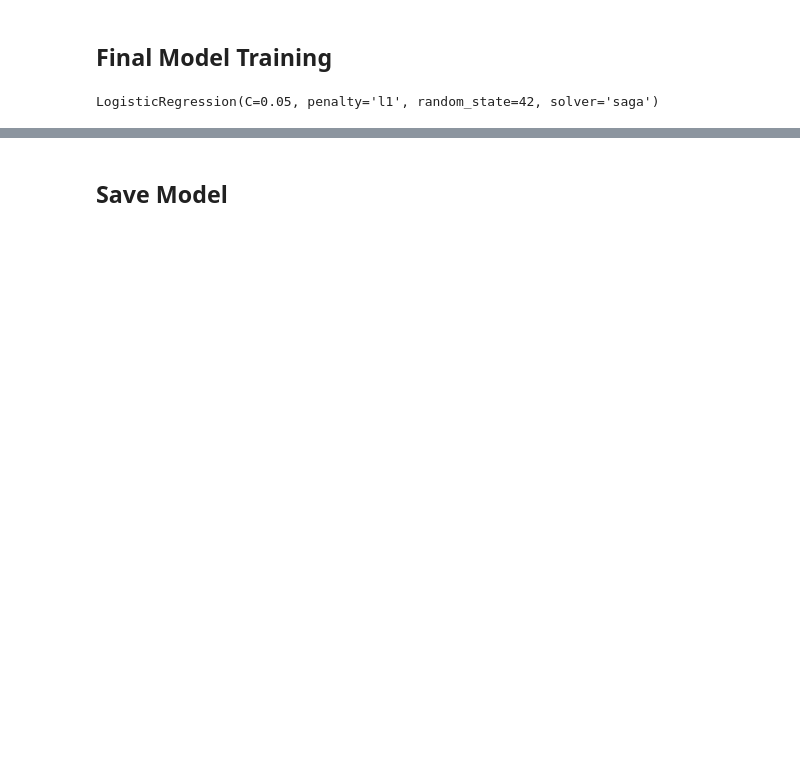
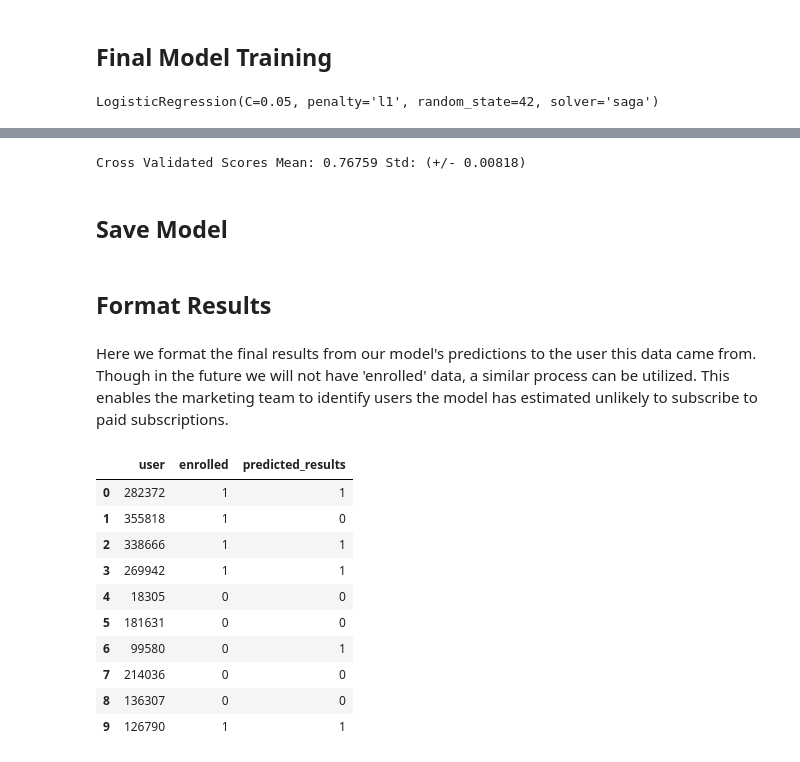
Before and after one commit to c-grigsby/ml-fintech-case-studies, a Jupyter notebook: directing-user-subscriptions/notebooks/directing-user-subscriptions_model.ipynb, the cells around one changed output, grey strips where cells are left out. Cells and saved outputs as stored; diff of their text form; code cells hidden in the pictures; blank space fills up the shorter version.

Commit message:
case(userSubscriptions): add result formatting

```diff
--- a/directing-user-subscriptions/notebooks/directing-user-subscriptions_model.ipynb
+++ b/directing-user-subscriptions/notebooks/directing-user-subscriptions_model.ipynb
@@ -294,14 +294,10 @@ df_coefficients.head()
 ## Final Model Training
 # %%
 # Concatenate the training and validation feature datasets vertically
-X_train = pd.concat([X_train, X_validation], axis=0)
+X_train = pd.concat([X_train, X_validation], axis=0).reset_index(drop=True)
 
 # Concatenate the training and validation label datasets vertically
-y_train = pd.concat([y_train, y_validation], axis=0)
-
-# Reset the index of the combined datasets, ensuring a continous index
-X_train = X_train.reset_index(drop=True)
-y_train = y_train.reset_index(drop=True)
+y_train = pd.concat([y_train, y_validation], axis=0).reset_index(drop=True)
 
 model.fit(X_train, y_train)
 # %% [output]
@@ -342,3 +331,10 @@ Cross Validated Scores Mean: 0.76759 Std: (+/- 0.00818)
+# %%
+# Perform k-fold cross-validation, here with 10 folds
+accuracies = cross_val_score(estimator = model, X = X_train, y = y_train, cv = 10)
+
+print("Cross Validated Scores Mean: %0.5f Std: (+/- %0.5f)" % (accuracies.mean(), accuracies.std() * 2))
+# %% [output]
+Cross Validated Scores Mean: 0.76759 Std: (+/- 0.00818)
 # %% [markdown]
 ## Save Model
 # %%
@@ -354,3 +350,28 @@ if not os.path.exists(directory):
 filename = os.path.join(directory, 'sklearn_model.pkl')
 with open(filename, 'wb') as file:
     pickle.dump(model, file)
+# %% [markdown]
+## Format Results
+# %% [markdown]
+Here we format the final results from our model's predictions to the user this data came from. Though in the future we will not have 'enrolled' data, a similar process can be utilized. This enables the marketing team to identify users the model has estimated unlikely to subscribe to paid subscriptions.
+# %%
+# Concatenate test labels to the user they came from
+final_results = pd.concat([y_test, test_identifier], axis =1).dropna()
+# Add predicted results from the model
+final_results['predicted_results'] = y_predict
+final_results = final_results[['user', 'enrolled', 'predicted_results']].reset_index(drop=True)
+
+# Display (adjust as needed)
+final_results.head(10)
+# %% [output]
+|  | user | enrolled | predicted_results |
+| 0 | 282372 | 1 | 1 |
+| 1 | 355818 | 1 | 0 |
+| 2 | 338666 | 1 | 1 |
+| 3 | 269942 | 1 | 1 |
+| 4 | 18305 | 0 | 0 |
+| 5 | 181631 | 0 | 0 |
+| 6 | 99580 | 0 | 1 |
+| 7 | 214036 | 0 | 0 |
+| 8 | 136307 | 0 | 0 |
+| 9 | 126790 | 1 | 1 |
```
Also changed, not shown: parts of 22 cells of this notebook.
